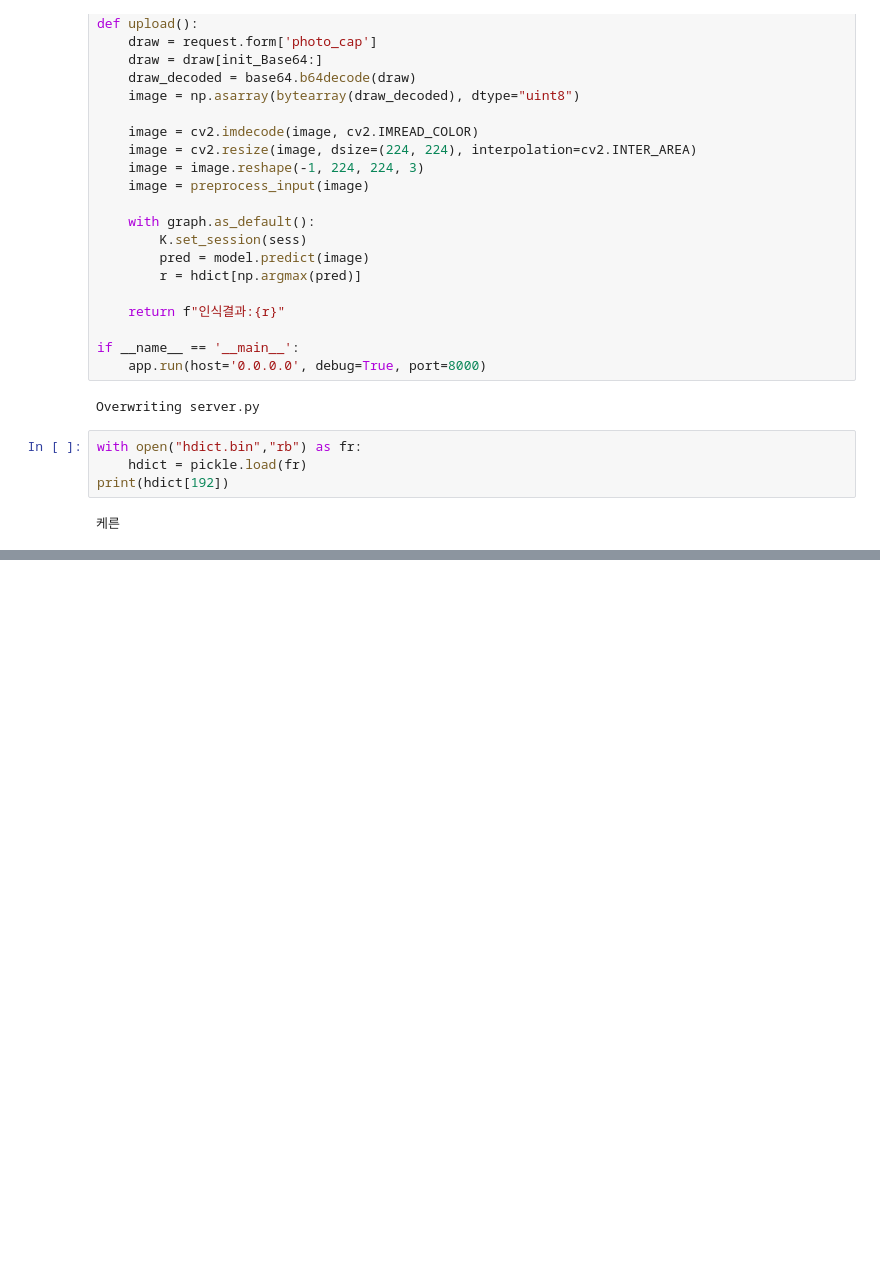
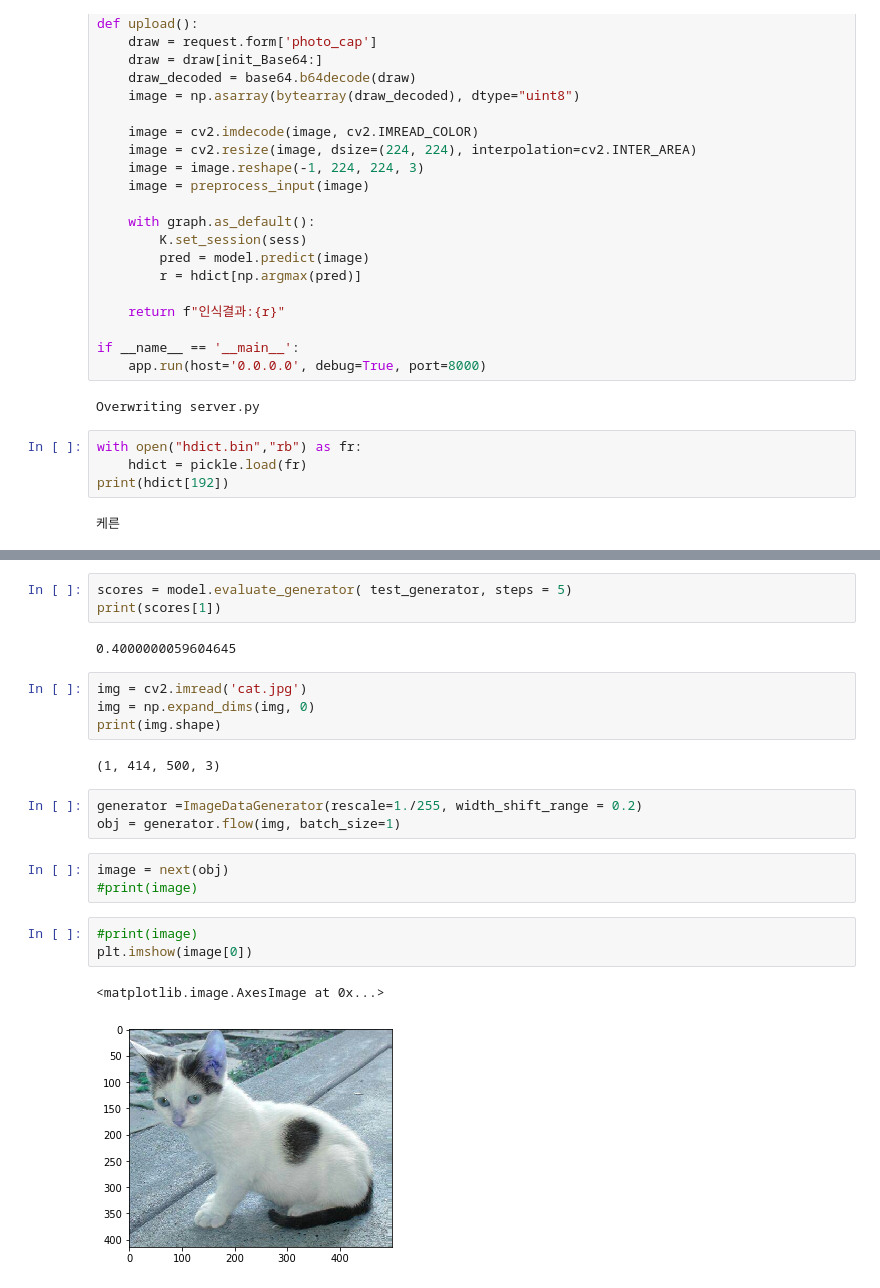
Before and after one commit to loftmain/opencv_project, a Jupyter notebook: week3/cday3.ipynb, the cells around one changed output, grey strips where cells are left out. Cells and saved outputs as stored; diff of their text form; blank space fills up the shorter version.

```diff
--- a/week3/cday3.ipynb
+++ b/week3/cday3.ipynb
@@ -276,0 +337,23 @@ print(hdict[192])
+# %%
+scores = model.evaluate_generator( test_generator, steps = 5)
+print(scores[1])
+# %% [output]
+0.4000000059604645
+# %%
+img = cv2.imread('cat.jpg')
+img = np.expand_dims(img, 0)
+print(img.shape)
+# %% [output]
+(1, 414, 500, 3)
+# %%
+generator =ImageDataGenerator(rescale=1./255, width_shift_range = 0.2)
+obj = generator.flow(img, batch_size=1)
+# %%
+image = next(obj)
+#print(image)
+# %%
+#print(image)
+plt.imshow(image[0])
+# %% [output]
+<matplotlib.image.AxesImage at 0x...>
+[figure, added]
```
Also changed, not shown: parts of 35 cells of this notebook, 5 other files.
